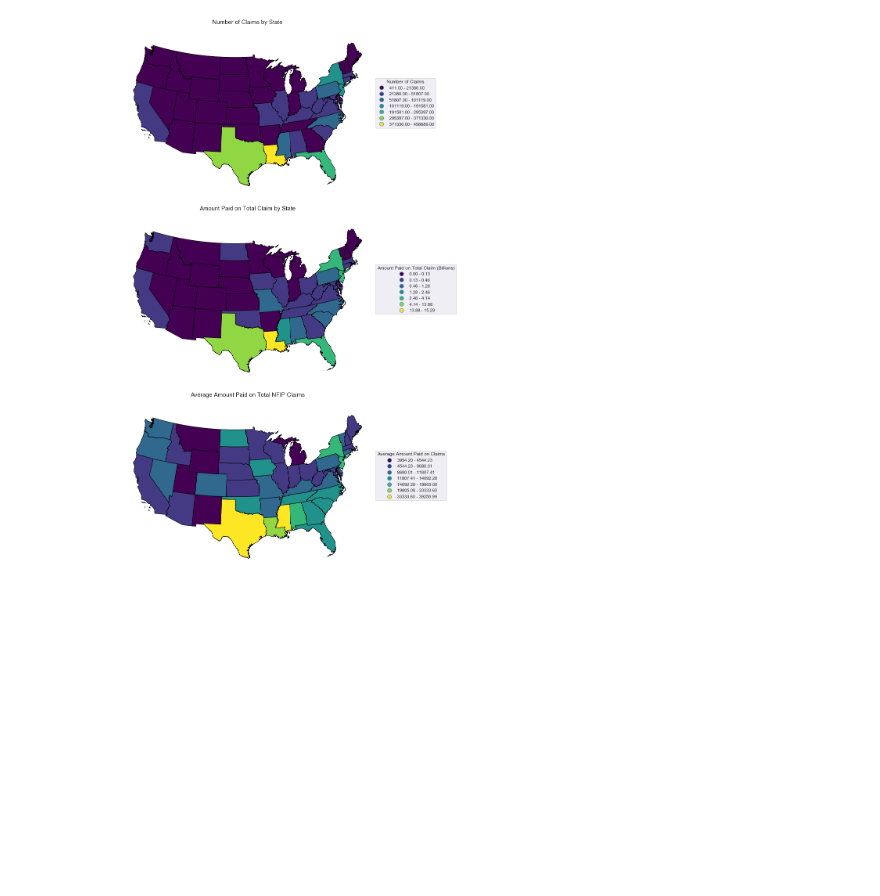
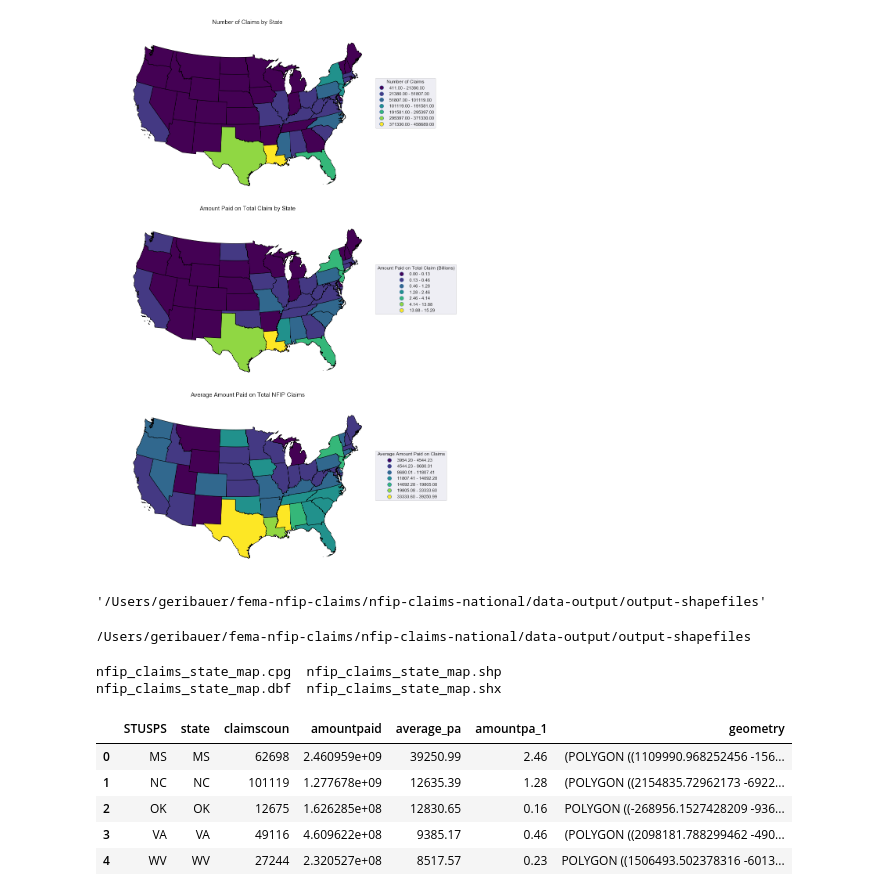
Before and after one commit to mebauer/fema-nfip-claims, a Jupyter notebook: nfip-claims-national/nfip-claims-national.ipynb, the cells around one changed output. Drawn from its saved outputs; the diff is of its cells as text; code cells hidden in the pictures; blank space fills up the shorter version.

Commit message:
adding output files as csv and writing out shapefile

```diff
--- a/nfip-claims-national/nfip-claims-national.ipynb
+++ b/nfip-claims-national/nfip-claims-national.ipynb
@@ -1193,3 +1207,11 @@ plt.tight_layout()
 plt.savefig('figures/nfip-claims-by-state-maps.png')
 # %% [output]
 [figure]
+# %%
+pwd
+# %% [output]
+'/Users/geribauer/fema-nfip-claims/nfip-claims-national/data-output/output-shapefiles'
+# %%
+cd ~/fema-nfip-claims/nfip-claims-national/data-output/output-shapefiles/
+# %% [output]
+/Users/geribauer/fema-nfip-claims/nfip-claims-national/data-output/output-shapefiles
@@ -1195,0 +1220,5 @@ plt.savefig('figures/nfip-claims-by-state-maps.png')
+# %%
+ls
+# %% [output]
+nfip_claims_state_map.cpg  nfip_claims_state_map.shp
+nfip_claims_state_map.dbf  nfip_claims_state_map.shx
@@ -1195,0 +1229,9 @@ plt.savefig('figures/nfip-claims-by-state-maps.png')
+# %%
+test_shp.head()
+# %% [output]
+|  | STUSPS | state | claimscoun | amountpaid | average_pa | amountpa_1 | geometry |
+| 0 | MS | MS | 62698 | 2.460959e+09 | 39250.99 | 2.46 | (POLYGON ((1109990.968252456 -156... |
+| 1 | NC | NC | 101119 | 1.277678e+09 | 12635.39 | 1.28 | (POLYGON ((2154835.72962173 -6922... |
+| 2 | OK | OK | 12675 | 1.626285e+08 | 12830.65 | 0.16 | POLYGON ((-268956.1527428209 -936... |
+| 3 | VA | VA | 49116 | 4.609622e+08 | 9385.17 | 0.46 | (POLYGON ((2098181.788299462 -490... |
+| 4 | WV | WV | 27244 | 2.320527e+08 | 8517.57 | 0.23 | POLYGON ((1506493.502378316 -6013... |
```
Also changed, not shown: parts of 16 cells of this notebook, 6 other files.
